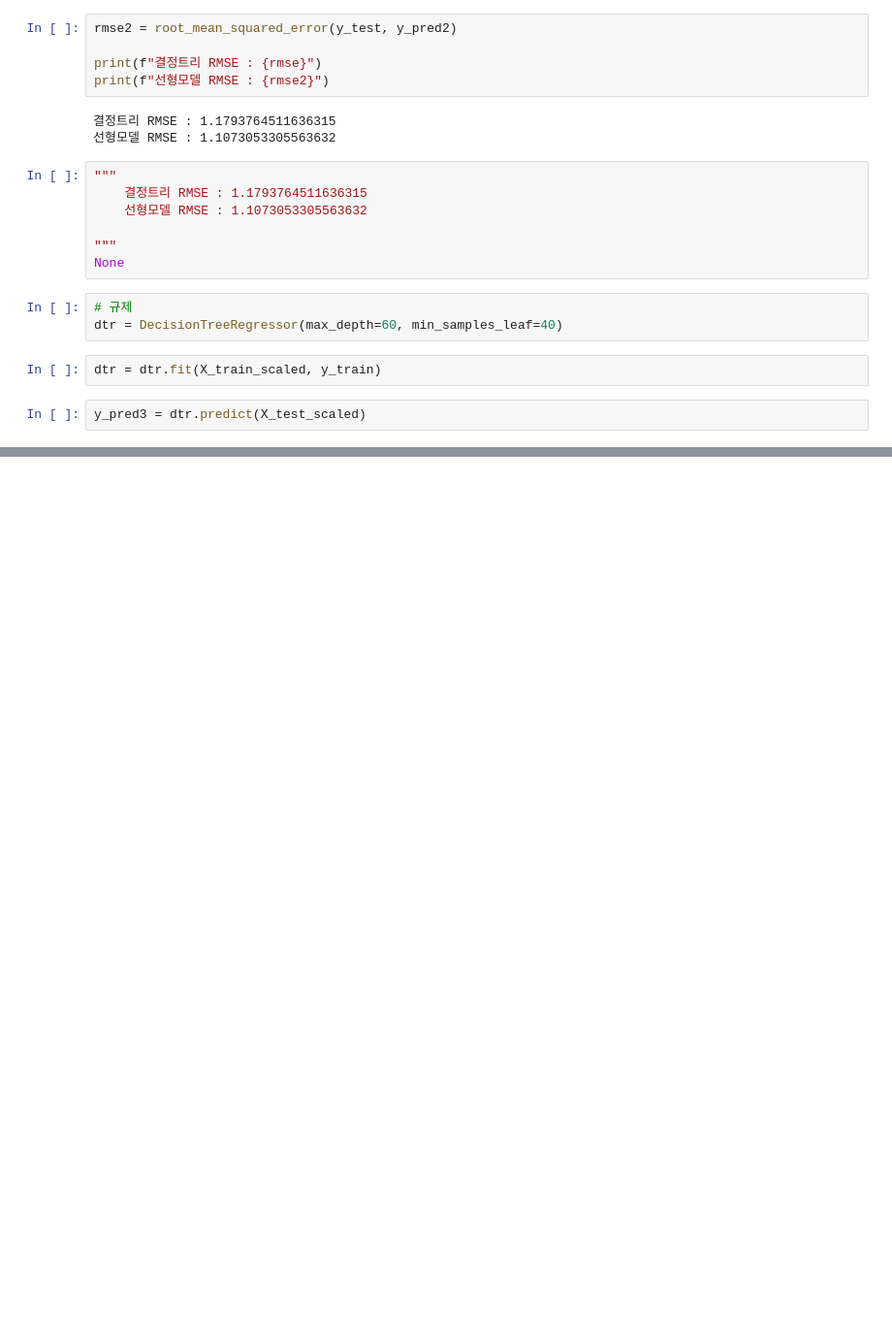
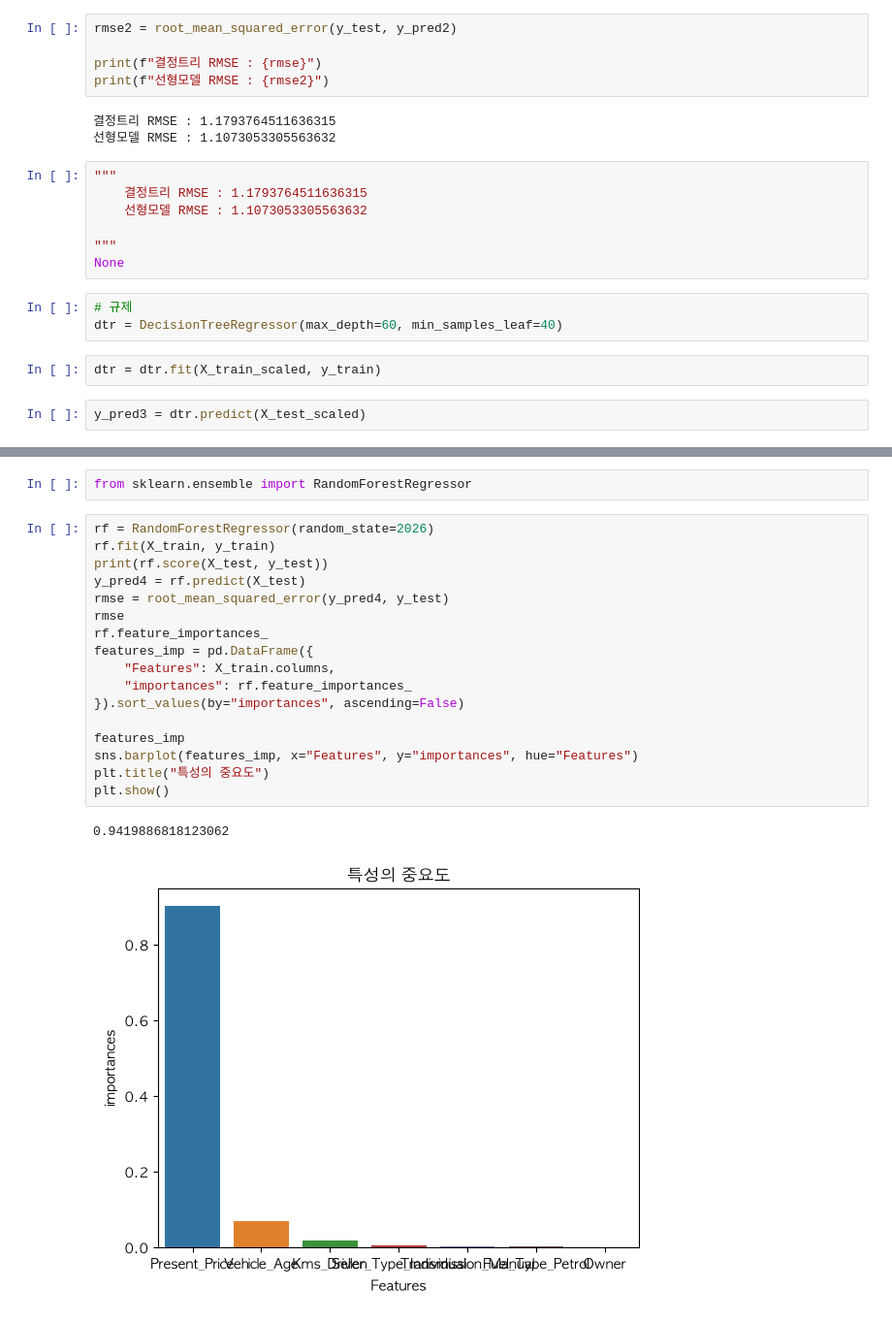
Before and after one commit to chaejinseong/kdt_study, a Jupyter notebook: ml/workspace/8. 결정트리, 랜덤포레스트.ipynb, the cells around one changed output, grey strips where cells are left out. Shown at 97% size. Cells and saved outputs as stored; diff of their text form; blank space fills up the shorter version.

```diff
--- a/ml/workspace/8. 결정트리, 랜덤포레스트.ipynb
+++ b/ml/workspace/8. 결정트리, 랜덤포레스트.ipynb
@@ -537,0 +557,22 @@ NameError: name 'plot_tree' is not defined
+# %%
+from sklearn.ensemble import RandomForestRegressor
+# %%
+rf = RandomForestRegressor(random_state=2026)
+rf.fit(X_train, y_train)
+print(rf.score(X_test, y_test))
+y_pred4 = rf.predict(X_test)
+rmse = root_mean_squared_error(y_pred4, y_test)
+rmse
+rf.feature_importances_
+features_imp = pd.DataFrame({
+    "Features": X_train.columns,
+    "importances": rf.feature_importances_
+}).sort_values(by="importances", ascending=False)
+
+features_imp
+sns.barplot(features_imp, x="Features", y="importances", hue="Features")
+plt.title("특성의 중요도")
+plt.show()
+# %% [output]
+0.9419886818123062
+[figure, added]
```
Also changed, not shown: parts of 8 cells of this notebook, 3 other files.
